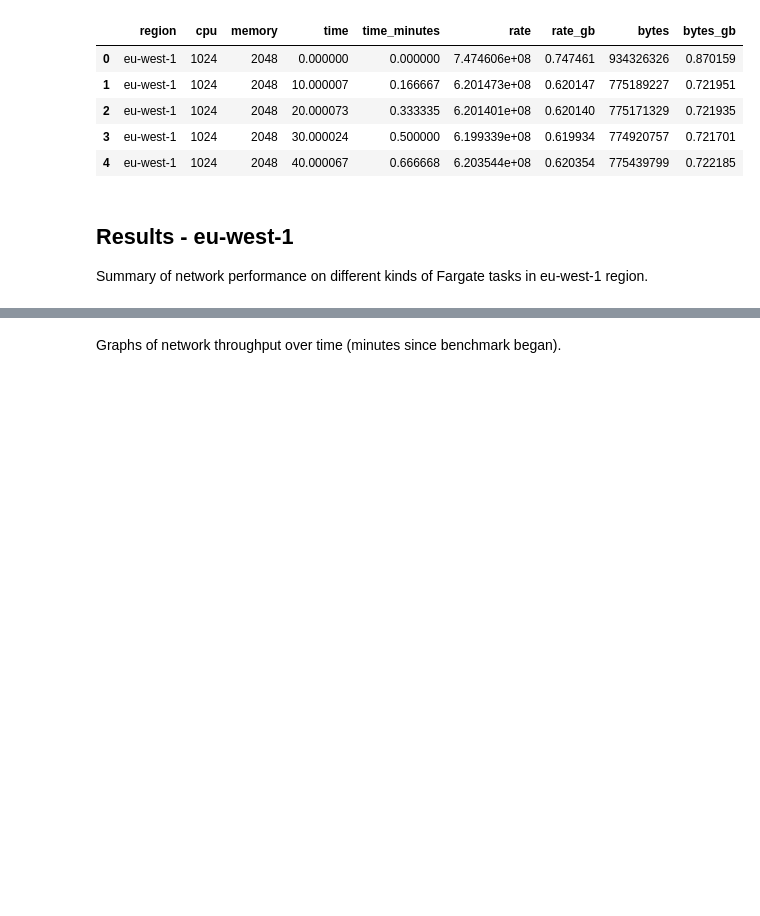
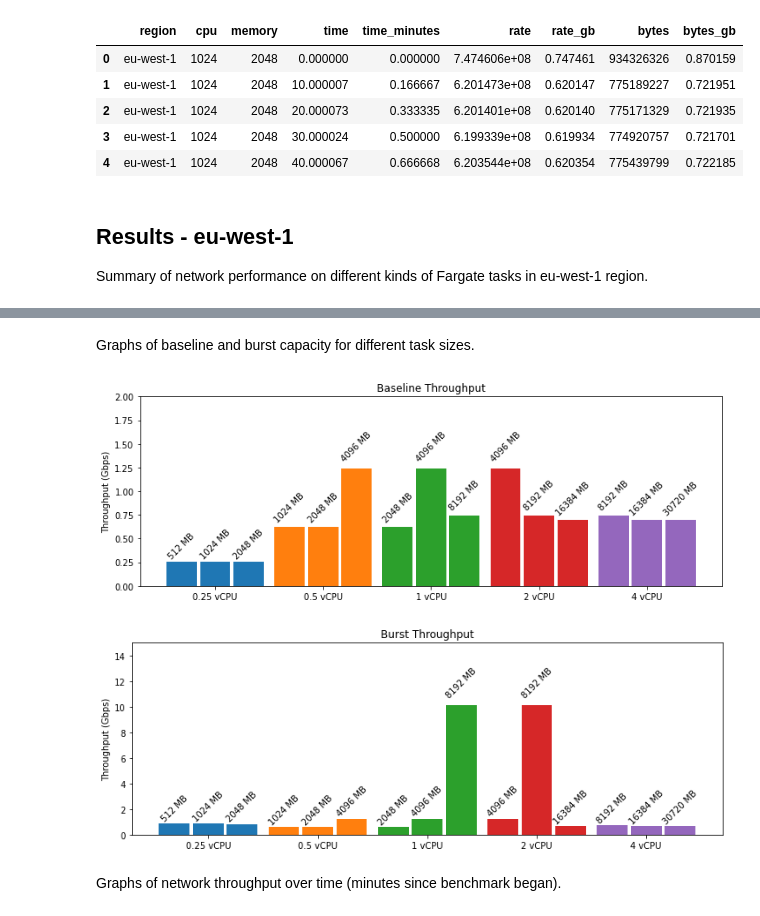
Before and after one commit to sjakthol/aws-network-benchmark, a Jupyter notebook: analysis/results.ipynb, the cells around one changed output, grey strips where cells are left out. Cells and saved outputs as stored; diff of their text form; code cells hidden in the pictures; blank space fills up the shorter version.

Commit message:
feat: update analysis with a summary graph of throughput with different task sizes

```diff
--- a/analysis/results.ipynb
+++ b/analysis/results.ipynb
@@ -163,0 +204,3 @@ compute_summary_table(df_ew1)
+# %%
+ew1_summary = compute_summary_table(df_ew1)
+ew1_summary
@@ -164,3 +224,10 @@ compute_summary_table(df_ew1)
+# %% [markdown]
+Graphs of baseline and burst capacity for different task sizes.
+# %%
+graph_summary(ew1_summary)
+# %% [output]
+[figure, added]
+[figure, added]
 # %% [markdown]
 Graphs of network throughput over time (minutes since benchmark began).
 # %%
```
Also changed, not shown: parts of 7 cells of this notebook.
